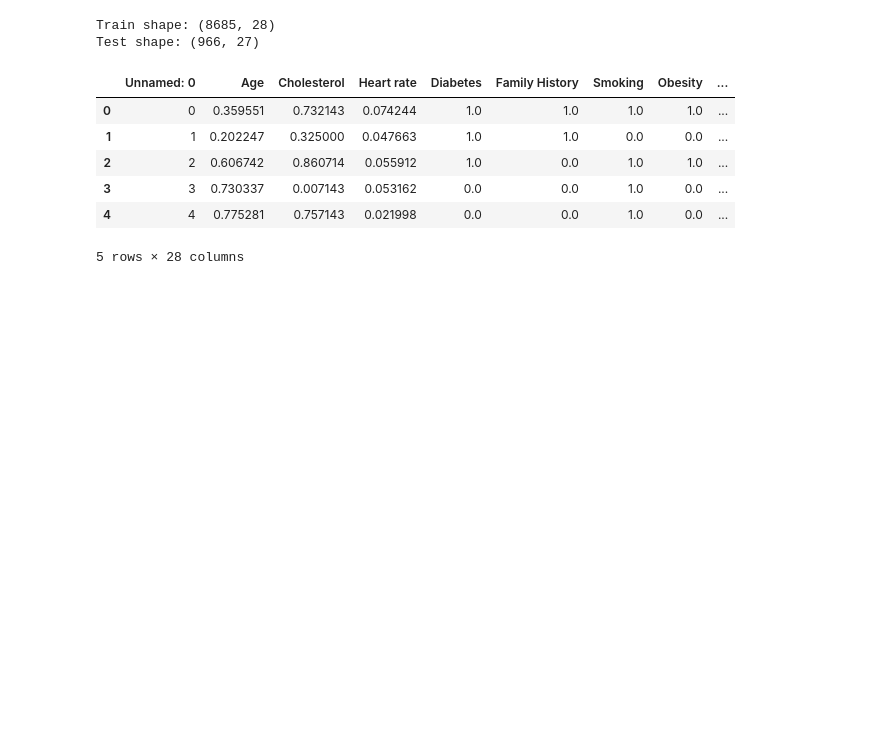
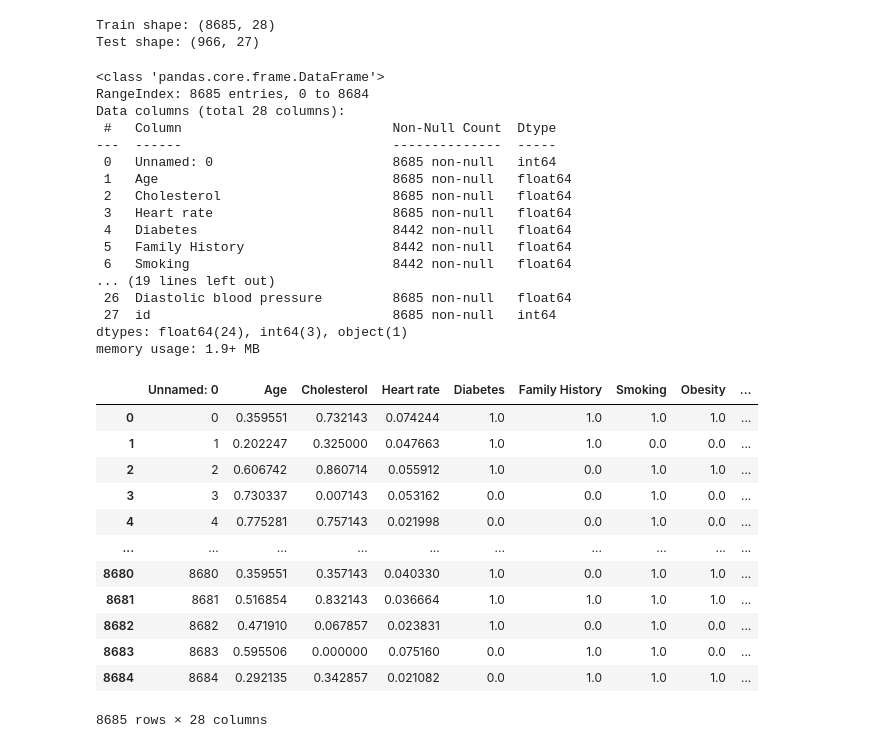
Before and after one commit to madLary/practicum-workshop-cvd-model, a Jupyter notebook: workshop-cdv-research.ipynb, the cells around one changed output. Cells and saved outputs as stored; diff of their text form; code cells hidden in the pictures; blank space fills up the shorter version.

```diff
--- a/workshop-cdv-research.ipynb
+++ b/workshop-cdv-research.ipynb
@@ -31,2 +45,6 @@ import seaborn as sns
 
 %matplotlib inline
+# %%
+RANDOM_STATE = 42
+pd.set_option('display.max_columns', None)
+pd.set_option('display.width', None)
@@ -33,7 +197,20 @@ import seaborn as sns
 # %%
+# настройка валидной директории с датасетами
+possible_paths = [
+    "./datasets/",
+    "/datasets/"
+]
+valid_path = None
+for path in possible_paths:
+    if os.path.isdir(path):
+        valid_path = path
+        break
+if valid_path is None:
+    raise FileNotFoundError("Ошибка поиска валидной директории")
+
 # Загрузка данных
-train = pd.read_csv('datasets/heart_train.csv')
-test = pd.read_csv('datasets/heart_test.csv')
+train = pd.read_csv(os.path.join(valid_path, 'heart_train.csv'))
+test = pd.read_csv(os.path.join(valid_path, 'heart_test.csv'))
 
 print("Train shape:", train.shape)
 print("Test shape:", test.shape)
@@ -41,14 +218,37 @@ print("Test shape:", test.shape)
 Train shape: (8685, 28)
 Test shape: (966, 27)
 # %%
-# Первые строки train
-train.head()
+train.info()
+train
 # %% [output]
+<class 'pandas.core.frame.DataFrame'>
+RangeIndex: 8685 entries, 0 to 8684
+Data columns (total 28 columns):
+ #   Column                           Non-Null Count  Dtype
+---  ------                           --------------  -----
+ 0   Unnamed: 0                       8685 non-null   int64
+ 1   Age                              8685 non-null   float64
+ 2   Cholesterol                      8685 non-null   float64
+ 3   Heart rate                       8685 non-null   float64
+ 4   Diabetes                         8442 non-null   float64
+ 5   Family History                   8442 non-null   float64
+ 6   Smoking                          8442 non-null   float64
+... (19 lines left out)
+ 26  Diastolic blood pressure         8685 non-null   float64
+ 27  id                               8685 non-null   int64
+dtypes: float64(24), int64(3), object(1)
+memory usage: 1.9+ MB
 |  | Unnamed: 0 | Age | Cholesterol | Heart rate | Diabetes | Family History | Smoking | Obesity | ... |
 | 0 | 0 | 0.359551 | 0.732143 | 0.074244 | 1.0 | 1.0 | 1.0 | 1.0 | ... |
 | 1 | 1 | 0.202247 | 0.325000 | 0.047663 | 1.0 | 1.0 | 0.0 | 0.0 | ... |
 | 2 | 2 | 0.606742 | 0.860714 | 0.055912 | 1.0 | 0.0 | 1.0 | 1.0 | ... |
 | 3 | 3 | 0.730337 | 0.007143 | 0.053162 | 0.0 | 0.0 | 1.0 | 0.0 | ... |
 | 4 | 4 | 0.775281 | 0.757143 | 0.021998 | 0.0 | 0.0 | 1.0 | 0.0 | ... |
+| ... | ... | ... | ... | ... | ... | ... | ... | ... | ... |
+| 8680 | 8680 | 0.359551 | 0.357143 | 0.040330 | 1.0 | 0.0 | 1.0 | 1.0 | ... |
+| 8681 | 8681 | 0.516854 | 0.832143 | 0.036664 | 1.0 | 1.0 | 1.0 | 1.0 | ... |
+| 8682 | 8682 | 0.471910 | 0.067857 | 0.023831 | 1.0 | 0.0 | 1.0 | 0.0 | ... |
+| 8683 | 8683 | 0.595506 | 0.000000 | 0.075160 | 0.0 | 1.0 | 1.0 | 0.0 | ... |
+| 8684 | 8684 | 0.292135 | 0.342857 | 0.021082 | 0.0 | 1.0 | 1.0 | 1.0 | ... |
-5 rows × 28 columns
+8685 rows × 28 columns
 # %%
```
Also changed, not shown: parts of 13 cells of this notebook, 1 other file.
